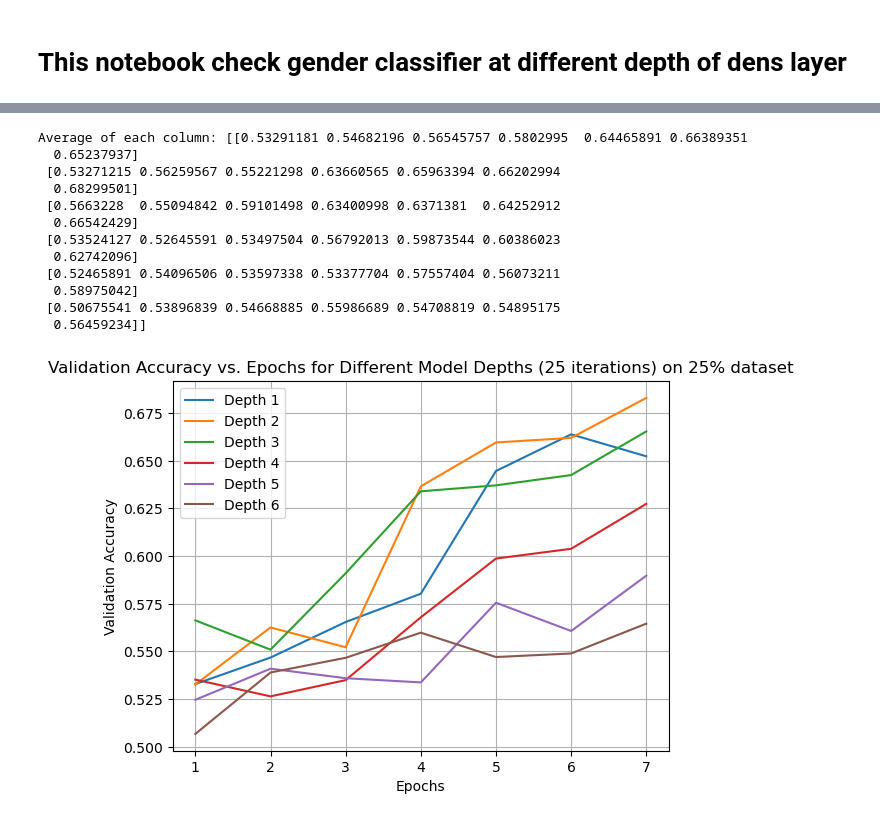
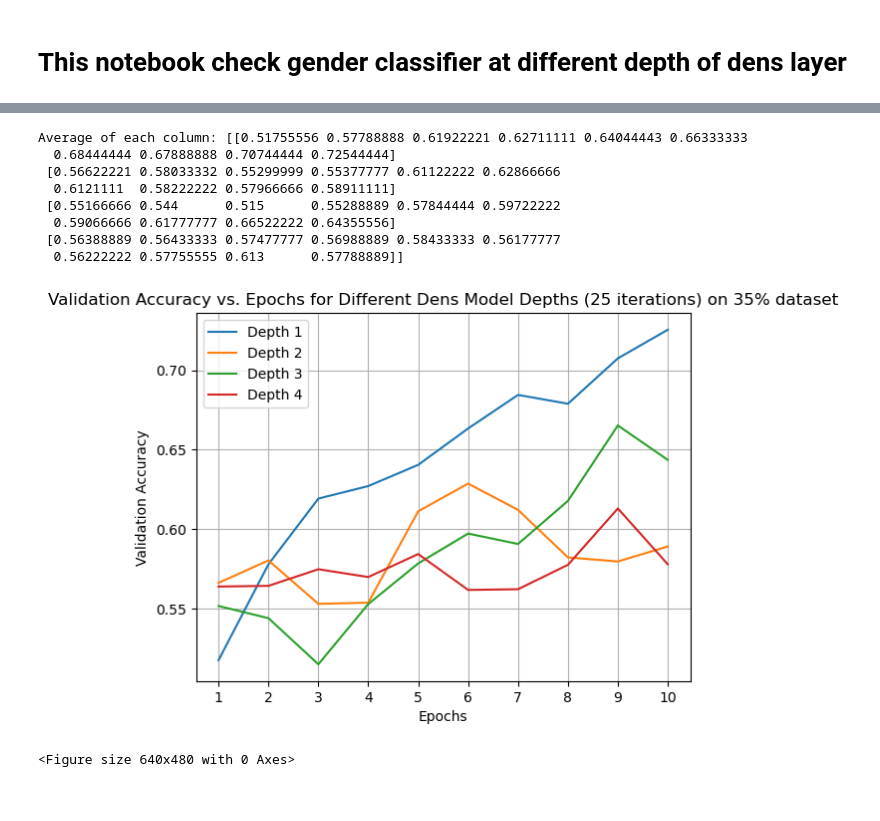
Before and after one commit to DheemanKumar/audio-ai, a Jupyter notebook: cnn/cnn_gender_dens_depth.ipynb, the cells around one changed output, grey strips where cells are left out. Cells and saved outputs as stored; diff of their text form; code cells hidden in the pictures.

```diff
--- a/cnn/cnn_gender_dens_depth.ipynb
+++ b/cnn/cnn_gender_dens_depth.ipynb
@@ -25,9 +25,9 @@ X_test_l = np.load('private/npy/X_test_gender.npy')
 y_train_l = np.load('private/npy/y_train_gender.npy')
 y_test_l = np.load('private/npy/y_test_gender.npy')
 # %%
-# Select 10% of the data randomly
-num_samples_train = int(0.25 * len(X_train_l))
-num_samples_test = int(0.25 * len(X_test_l))
+# Select 15% of the data randomly
+num_samples_train = int(0.15 * len(X_train_l))
+num_samples_test = int(0.15 * len(X_test_l))
 
 # Randomly select indices
 indices_train = np.random.choice(len(X_train_l), num_samples_train, replace=False)
@@ -79,7 +79,7 @@ def train_models(depths, epochs,iterations):
             # Create model
             model = create_model(depth)
             # Train model
-            history = model.fit(X_train_l, y_train_l, epochs=epochs, validation_data=(X_test_l, y_test_l), batch_size=64,verbose=1)\
+            history = model.fit(X_train_l, y_train_l, epochs=epochs, validation_data=(X_test_l, y_test_l), batch_size=64,verbose=1)
             # Record validation accuracy
             validation_accuracie.append(history.history['val_accuracy'])
 
@@ -98,8 +98,8 @@ def train_models(depths, epochs,iterations):
 
     return validation_accuracies
 # %%
-depths = [1,2,3,4,5,6]
-epochs = 7
+depths = [1,2,3,4]
+epochs = 10
 iteration=25
 
 # Train models and save validation accuracies
@@ -134,32 +116,34 @@ column_averages = np.mean(combined_array, axis=0)
 # Print the average of each column
 print("Average of each column:", column_averages)
 # %% [output]
-Average of each column: [[0.53291181 0.54682196 0.56545757 0.5802995  0.64465891 0.66389351
-  0.65237937]
- [0.53271215 0.56259567 0.55221298 0.63660565 0.65963394 0.66202994
-  0.68299501]
- [0.5663228  0.55094842 0.59101498 0.63400998 0.6371381  0.64252912
-  0.66542429]
- [0.53524127 0.52645591 0.53497504 0.56792013 0.59873544 0.60386023
-  0.62742096]
- [0.52465891 0.54096506 0.53597338 0.53377704 0.57557404 0.56073211
-  0.58975042]
- [0.50675541 0.53896839 0.54668885 0.55986689 0.54708819 0.54895175
-  0.56459234]]
+Average of each column: [[0.51755556 0.57788888 0.61922221 0.62711111 0.64044443 0.66333333
+  0.68444444 0.67888888 0.70744444 0.72544444]
+ [0.56622221 0.58033332 0.55299999 0.55377777 0.61122222 0.62866666
+  0.6121111  0.58222222 0.57966666 0.58911111]
+ [0.55166666 0.544      0.515      0.55288889 0.57844444 0.59722222
+  0.59066666 0.61777777 0.66522222 0.64355556]
+ [0.56388889 0.56433333 0.57477777 0.56988889 0.58433333 0.56177777
+  0.56222222 0.57755555 0.613      0.57788889]]
 # %%
 for i, column in enumerate(column_averages):
         plt.plot(np.arange(1, epochs + 1),column, label=f'Depth {i+1}')
 
 plt.xticks(np.arange(1, epochs+1))
 
 plt.xlabel('Epochs')
 plt.ylabel('Validation Accuracy')
-plt.title('Validation Accuracy vs. Epochs for Different Model Depths ('+str(iteration)+' iterations) on 25% dataset')
+plt.title('Validation Accuracy vs. Epochs for Different Dens Model Depths ('+str(iteration)+' iterations) on 35% dataset')
 plt.legend()
 plt.grid(True)
 
 # current_time = datetime.now().strftime("%Y-%m-%d_%H-%M-%S")
 # filename = f"testing records/validation_accuracy_{current_time}.png"
 # plt.savefig(filename)
 # %% [output]
-[figure, old version]
+[figure, new version]
+# %%
+current_time = datetime.now().strftime("%Y-%m-%d_%H-%M-%S")
+filename = f"testing records/validation_accuracy_{current_time}.png"
+plt.savefig(filename)
+# %% [output]
+<Figure size 640x480 with 0 Axes>
```
Also changed, not shown: parts of 2 cells of this notebook, 8 other files.
